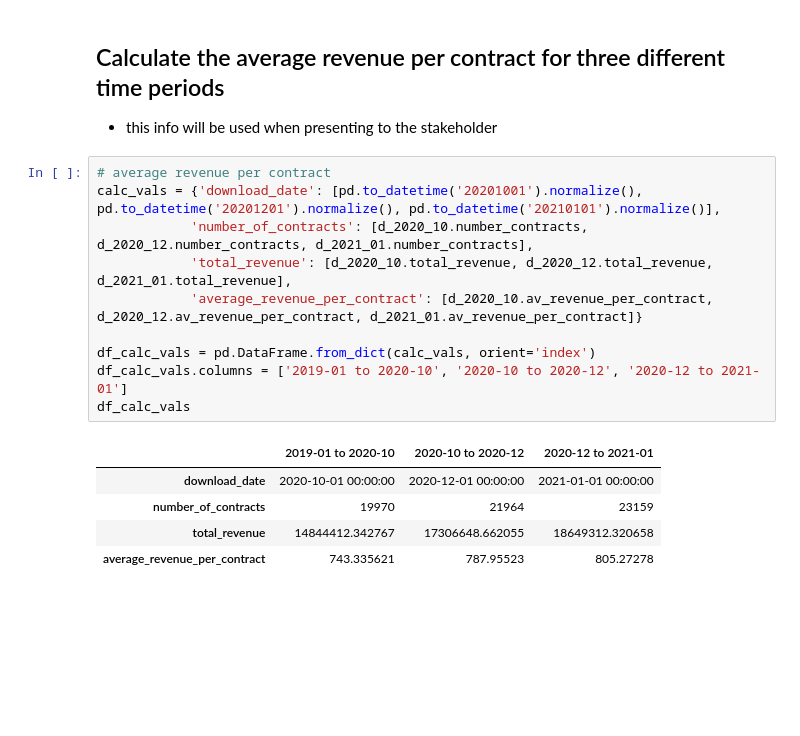
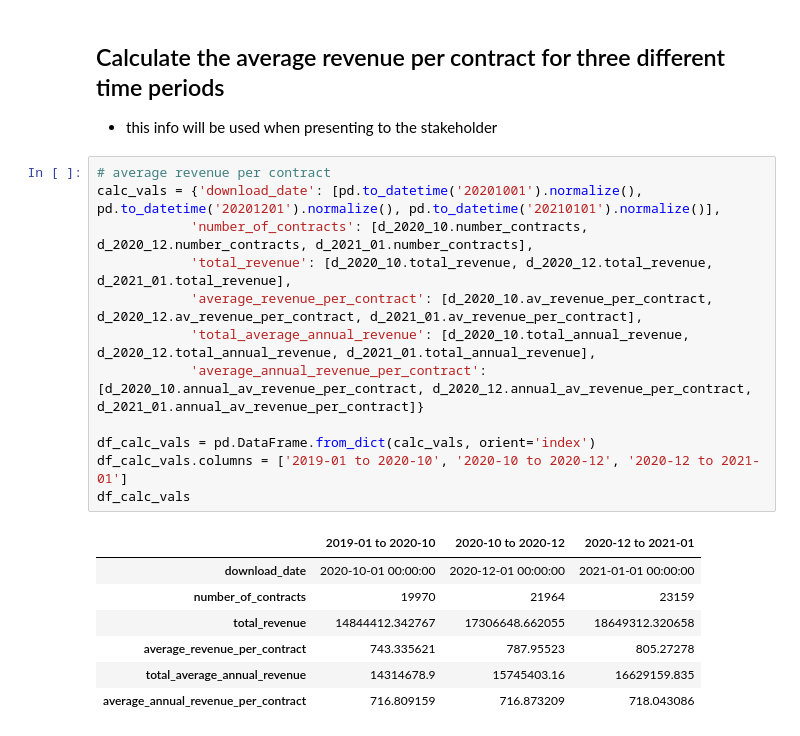
Before and after one commit to rpnorth/LichtBlick_Case_Study, a Jupyter notebook: 3_Running_Final_Version.ipynb, the cells around one changed output. Drawn from its saved outputs; the diff is of its cells as text; blank space fills up the shorter version.

```diff
--- a/3_Running_Final_Version.ipynb
+++ b/3_Running_Final_Version.ipynb
@@ -95,16 +86,20 @@ df_for_DWH
 # %%
 # average revenue per contract
 calc_vals = {'download_date': [pd.to_datetime('20201001').normalize(), pd.to_datetime('20201201').normalize(), pd.to_datetime('20210101').normalize()],
             'number_of_contracts': [d_2020_10.number_contracts, d_2020_12.number_contracts, d_2021_01.number_contracts],
             'total_revenue': [d_2020_10.total_revenue, d_2020_12.total_revenue, d_2021_01.total_revenue],
-            'average_revenue_per_contract': [d_2020_10.av_revenue_per_contract, d_2020_12.av_revenue_per_contract, d_2021_01.av_revenue_per_contract]}
+            'average_revenue_per_contract': [d_2020_10.av_revenue_per_contract, d_2020_12.av_revenue_per_contract, d_2021_01.av_revenue_per_contract],
+            'total_average_annual_revenue': [d_2020_10.total_annual_revenue, d_2020_12.total_annual_revenue, d_2021_01.total_annual_revenue],
+            'average_annual_revenue_per_contract': [d_2020_10.annual_av_revenue_per_contract, d_2020_12.annual_av_revenue_per_contract, d_2021_01.annual_av_revenue_per_contract]}
 
 df_calc_vals = pd.DataFrame.from_dict(calc_vals, orient='index')
 df_calc_vals.columns = ['2019-01 to 2020-10', '2020-10 to 2020-12', '2020-12 to 2021-01']
 df_calc_vals
 # %% [output]
 |  | 2019-01 to 2020-10 | 2020-10 to 2020-12 | 2020-12 to 2021-01 |
 | download_date | 2020-10-01 00:00:00 | 2020-12-01 00:00:00 | 2021-01-01 00:00:00 |
 | number_of_contracts | 19970 | 21964 | 23159 |
 | total_revenue | 14844412.342767 | 17306648.662055 | 18649312.320658 |
 | average_revenue_per_contract | 743.335621 | 787.95523 | 805.27278 |
+| total_average_annual_revenue | 14314678.9 | 15745403.16 | 16629159.835 |
+| average_annual_revenue_per_contract | 716.809159 | 716.873209 | 718.043086 |
```
Also changed, not shown: parts of 2 cells of this notebook, 2 other files.
